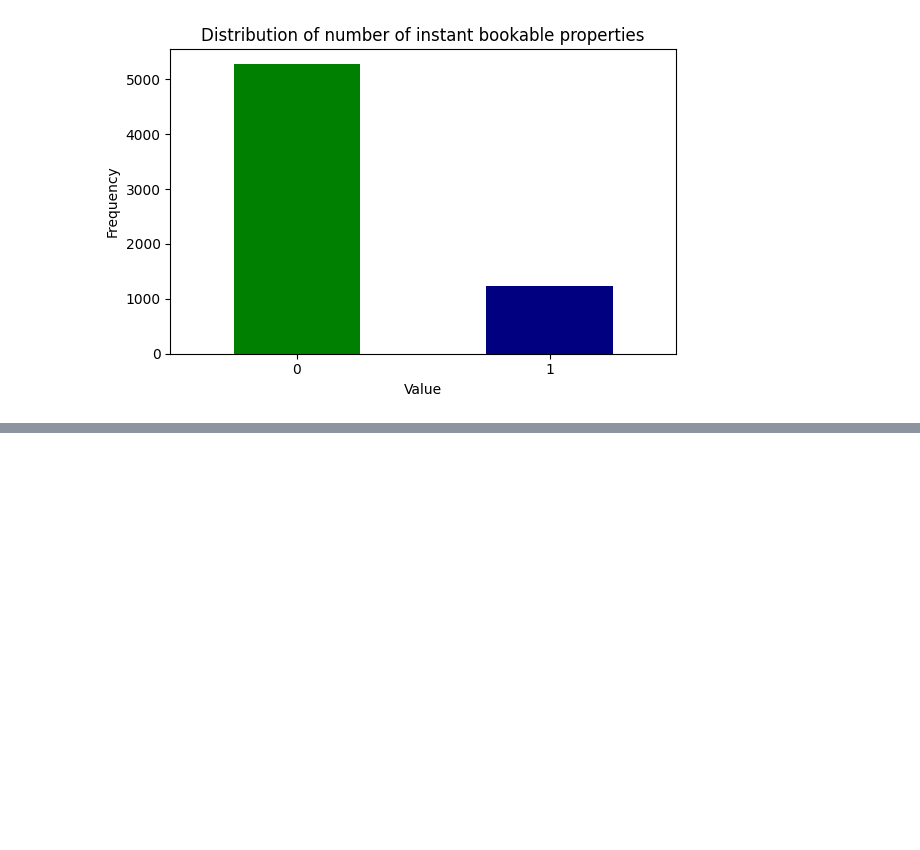
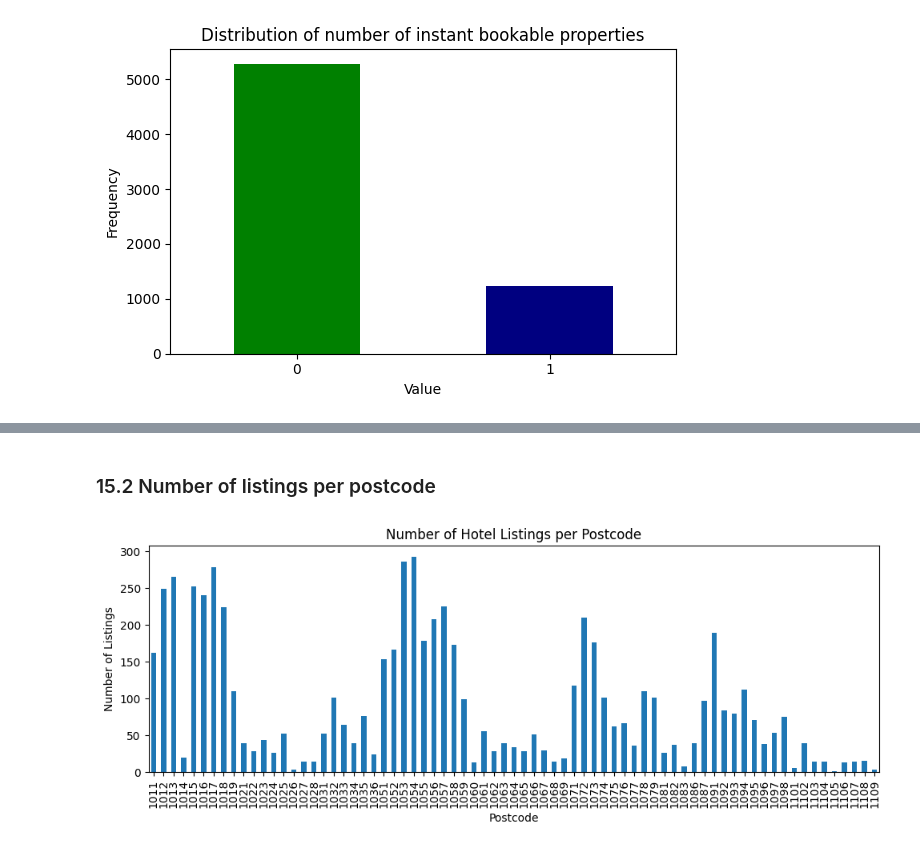
Before and after one commit to linashyshova/eds_modeling, a Jupyter notebook: 2_data_review.ipynb, the cells around one changed output, grey strips where cells are left out. Drawn from its saved outputs; the diff is of its cells as text; code cells hidden in the pictures; blank space fills up the shorter version.

```diff
--- a/2_data_review.ipynb
+++ b/2_data_review.ipynb
@@ -463,0 +484,19 @@ plt.show()
+# %% [markdown]
+### 15.2 Number of listings per postcode
+# %%
+# Group by postcode and count the number of listings
+postcode_counts = df['postcode'].value_counts()
+
+# Sort the Series by index (postcode)
+postcode_counts = postcode_counts.sort_index()
+
+plt.figure(figsize=(10, 4))
+postcode_counts.plot(kind='bar')
+plt.title('Number of Hotel Listings per Postcode')
+plt.xlabel('Postcode')
+plt.ylabel('Number of Listings')
+plt.xticks(rotation=90)
+plt.tight_layout()
+plt.show()
+# %% [output]
+[figure, added]
```
Also changed, not shown: parts of 17 cells of this notebook, 4 other files.
